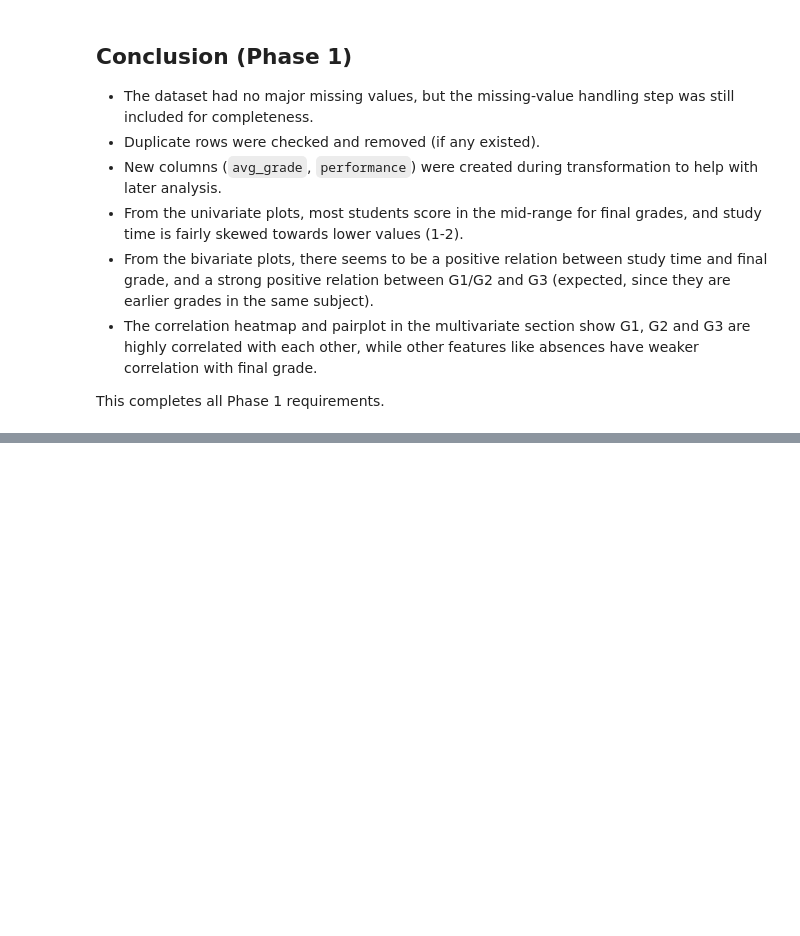
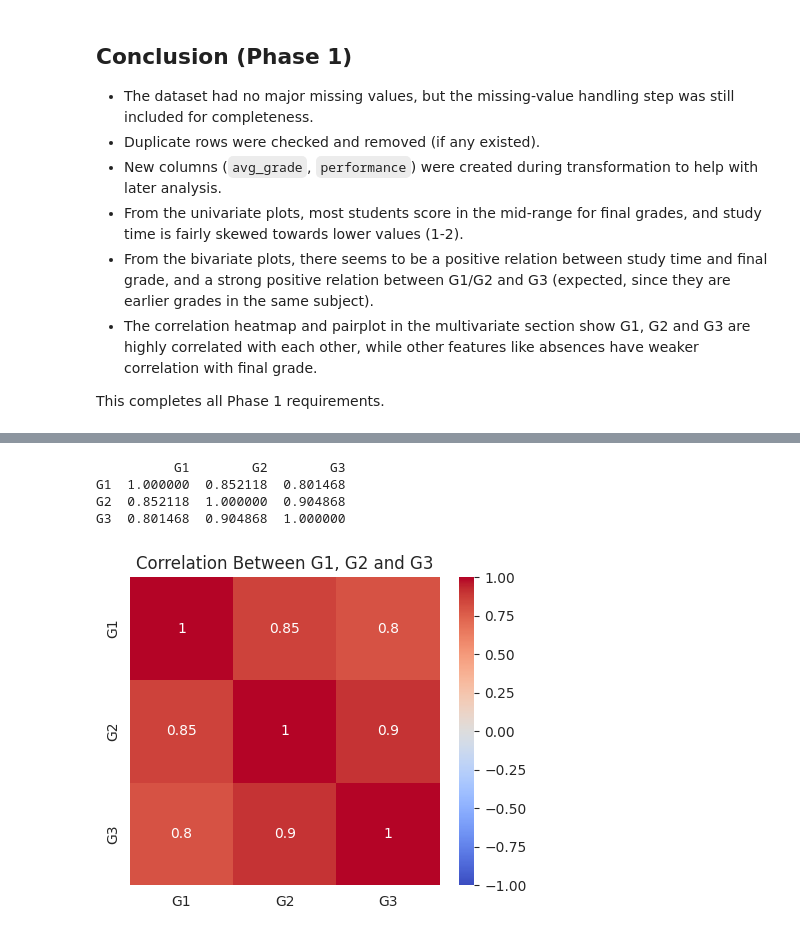
Before and after one commit to amoghsharma6996/AmoghKumarSharma23BDS0063, a Jupyter notebook: EDA_Phase1_Amogh.ipynb, the cells around one changed output, grey strips where cells are left out. Cells and saved outputs as stored; diff of their text form; code cells hidden in the pictures; blank space fills up the shorter version.

```diff
--- a/EDA_Phase1_Amogh.ipynb
+++ b/EDA_Phase1_Amogh.ipynb
@@ -391,0 +535,15 @@ This completes all Phase 1 requirements.
+# %%
+# Correlation matrix for the 3 grade columns
+corr_3d = df[['G1', 'G2', 'G3']].corr()
+print(corr_3d)
+
+plt.figure(figsize=(5, 4))
+sns.heatmap(corr_3d, annot=True, cmap='coolwarm', vmin=-1, vmax=1)
+plt.title("Correlation Between G1, G2 and G3")
+plt.show()
+# %% [output]
+          G1        G2        G3
+G1  1.000000  0.852118  0.801468
+G2  0.852118  1.000000  0.904868
+G3  0.801468  0.904868  1.000000
+[figure, added]
```
Also changed, not shown: parts of 32 cells of this notebook.
